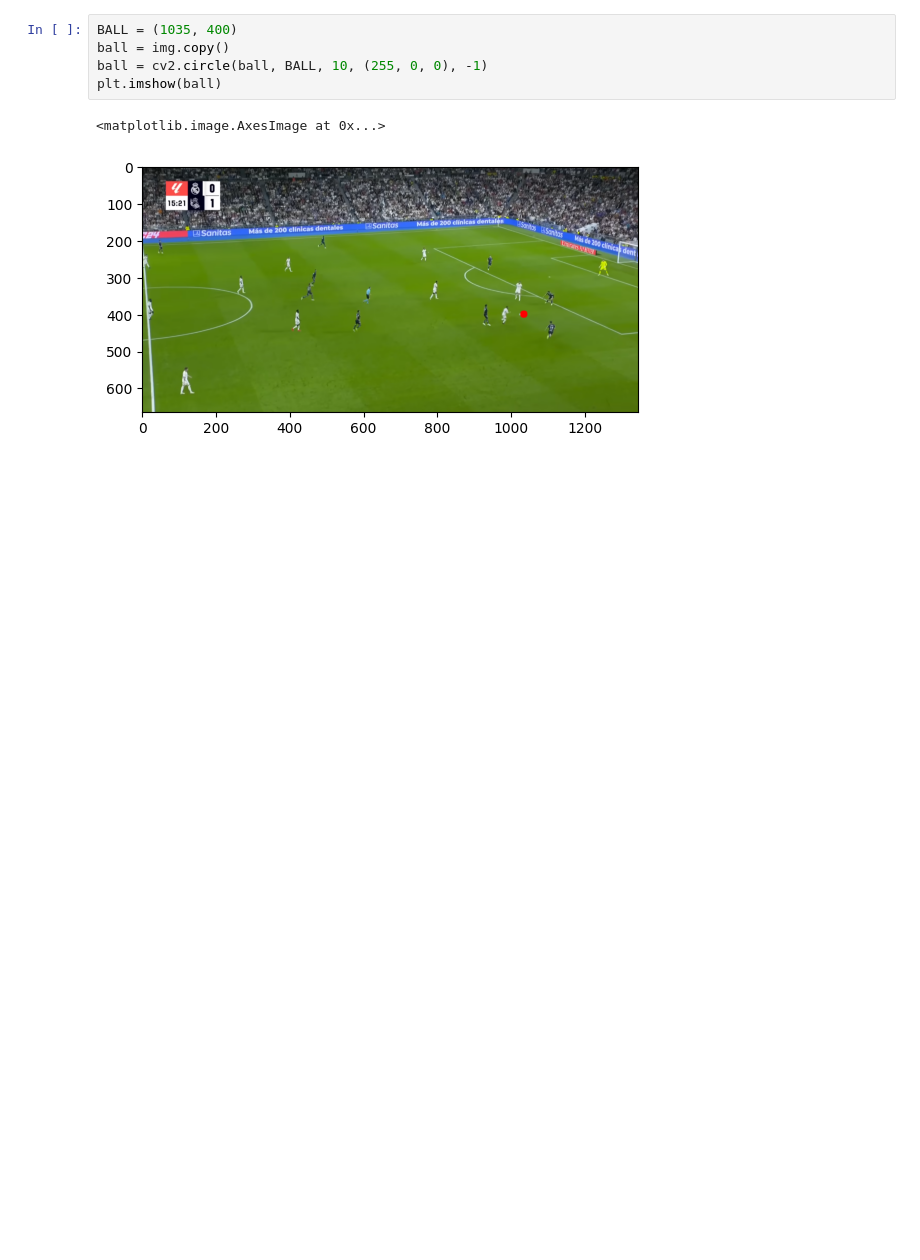
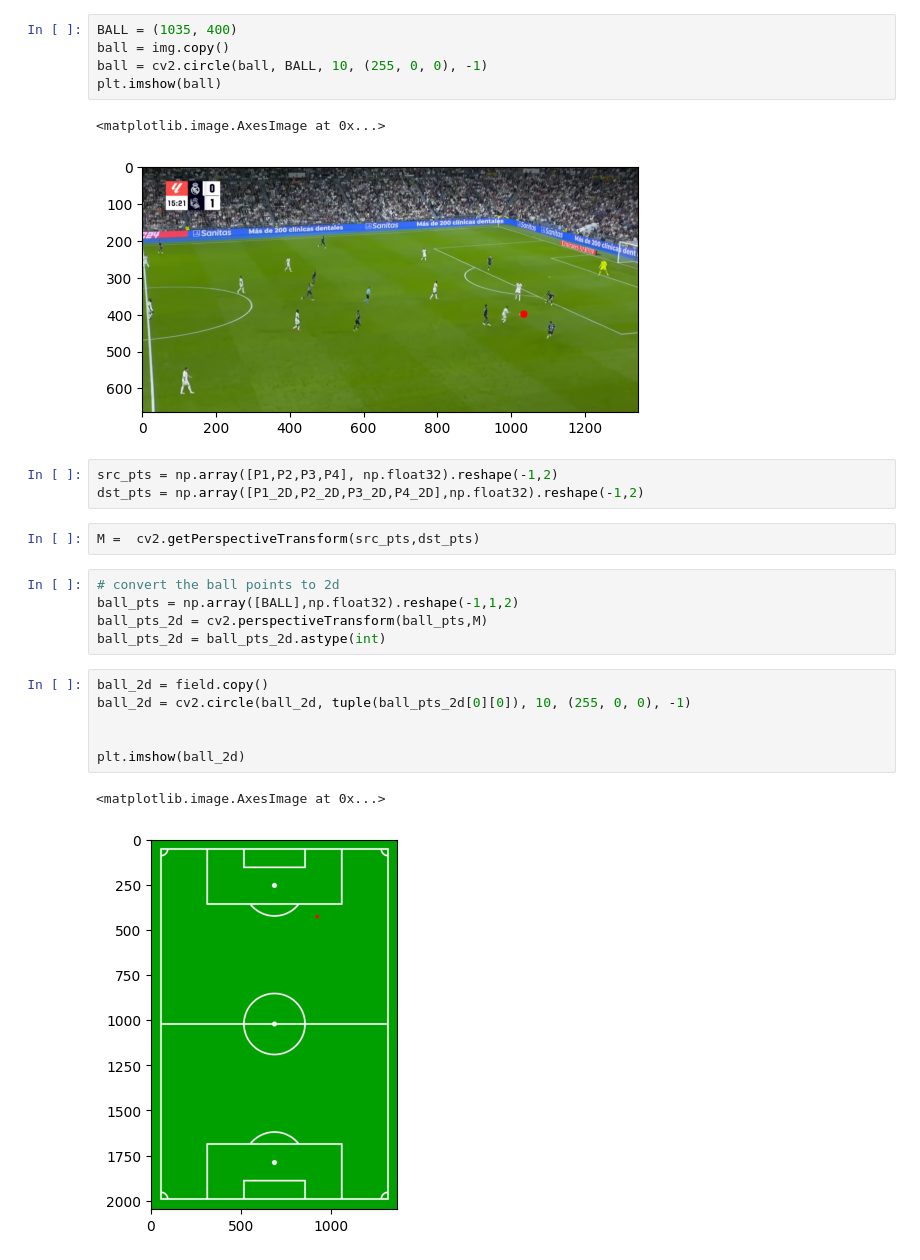
Before and after one commit to Fer14/futstats, a Jupyter notebook: homography.ipynb, the cells around one changed output. Saved outputs shown, nothing was run; the diff lists cells and outputs as text; blank space fills up the shorter version.

```diff
--- a/homography.ipynb
+++ b/homography.ipynb
@@ -150,3 +149,22 @@ plt.imshow(ball)
 # %% [output]
 <matplotlib.image.AxesImage at 0x...>
 [figure]
+# %%
+src_pts = np.array([P1,P2,P3,P4], np.float32).reshape(-1,2)
+dst_pts = np.array([P1_2D,P2_2D,P3_2D,P4_2D],np.float32).reshape(-1,2)
+# %%
+M =  cv2.getPerspectiveTransform(src_pts,dst_pts)
+# %%
+# convert the ball points to 2d
+ball_pts = np.array([BALL],np.float32).reshape(-1,1,2)
+ball_pts_2d = cv2.perspectiveTransform(ball_pts,M)
+ball_pts_2d = ball_pts_2d.astype(int)
+# %%
+ball_2d = field.copy()
+ball_2d = cv2.circle(ball_2d, tuple(ball_pts_2d[0][0]), 10, (255, 0, 0), -1)
+
+
+plt.imshow(ball_2d)
+# %% [output]
+<matplotlib.image.AxesImage at 0x...>
+[figure, added]
```
Also changed, not shown: parts of 12 cells of this notebook.
